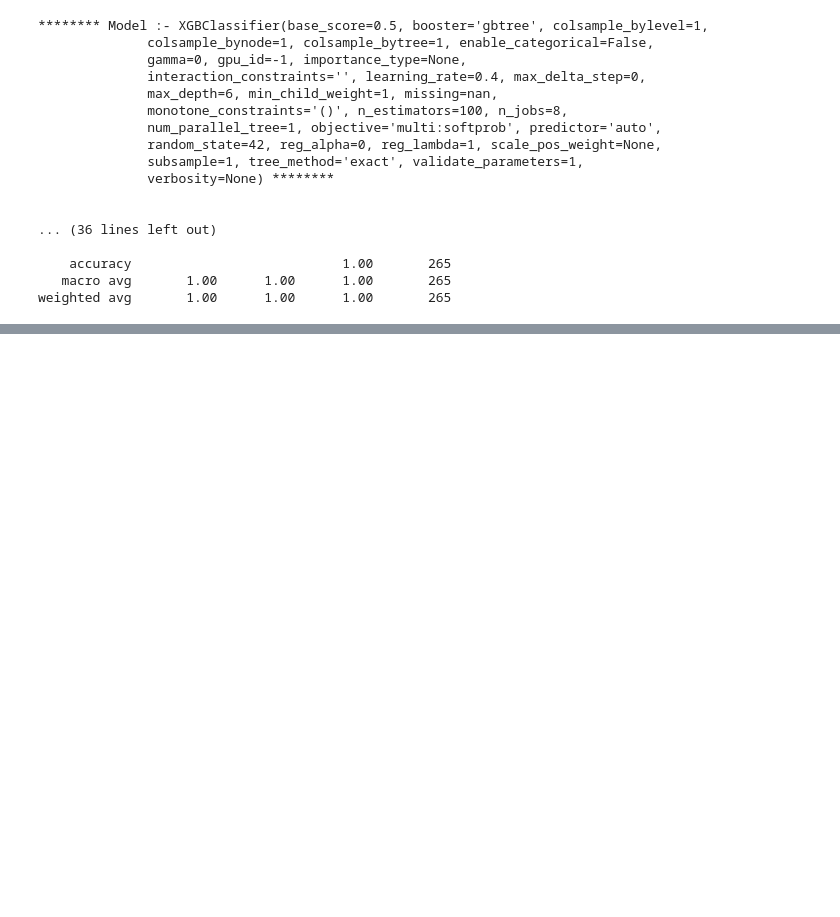
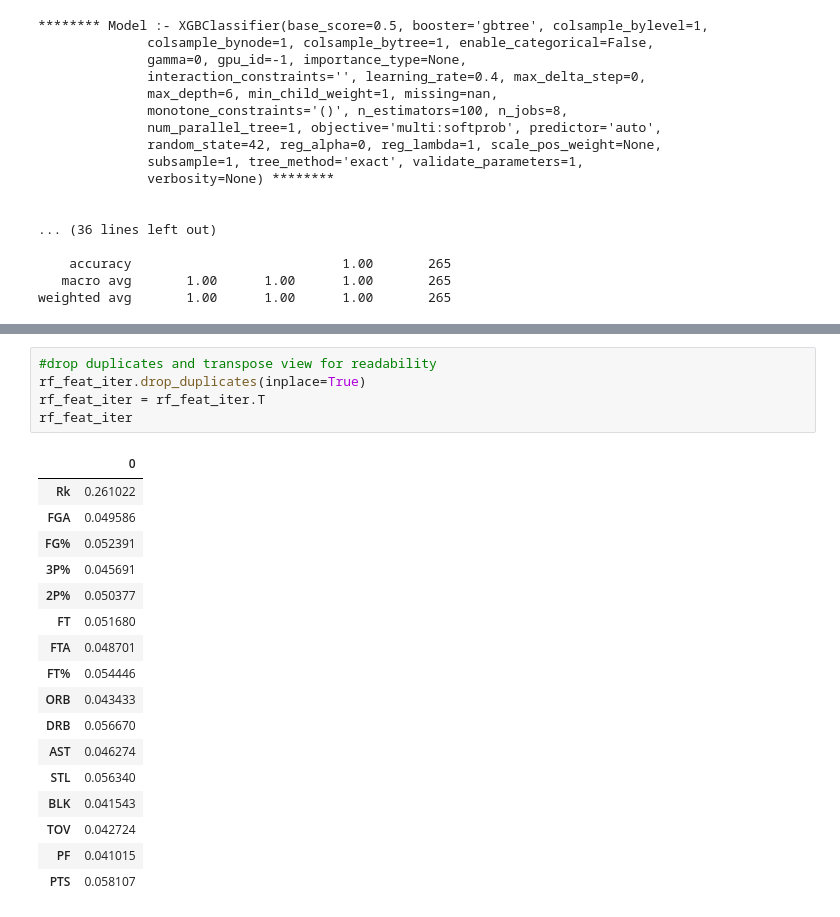
Before and after one commit to HarperJ102986/NBA_Season_Wins, a Jupyter notebook: NBA_Season_Wins.ipynb, the cells around one changed output, grey strips where cells are left out. Drawn from its saved outputs; the diff is of its cells as text; blank space fills up the shorter version.

```diff
--- a/NBA_Season_Wins.ipynb
+++ b/NBA_Season_Wins.ipynb
@@ -556,0 +572,23 @@ weighted avg       1.00      1.00      1.00       265
+# %%
+#drop duplicates and transpose view for readability
+rf_feat_iter.drop_duplicates(inplace=True)
+rf_feat_iter = rf_feat_iter.T
+rf_feat_iter
+# %% [output]
+|  | 0 |
+| Rk | 0.261022 |
+| FGA | 0.049586 |
+| FG% | 0.052391 |
+| 3P% | 0.045691 |
+| 2P% | 0.050377 |
+| FT | 0.051680 |
+| FTA | 0.048701 |
+| FT% | 0.054446 |
+| ORB | 0.043433 |
+| DRB | 0.056670 |
+| AST | 0.046274 |
+| STL | 0.056340 |
+| BLK | 0.041543 |
+| TOV | 0.042724 |
+| PF | 0.041015 |
+| PTS | 0.058107 |
```
Also changed, not shown: parts of 2 cells of this notebook.
